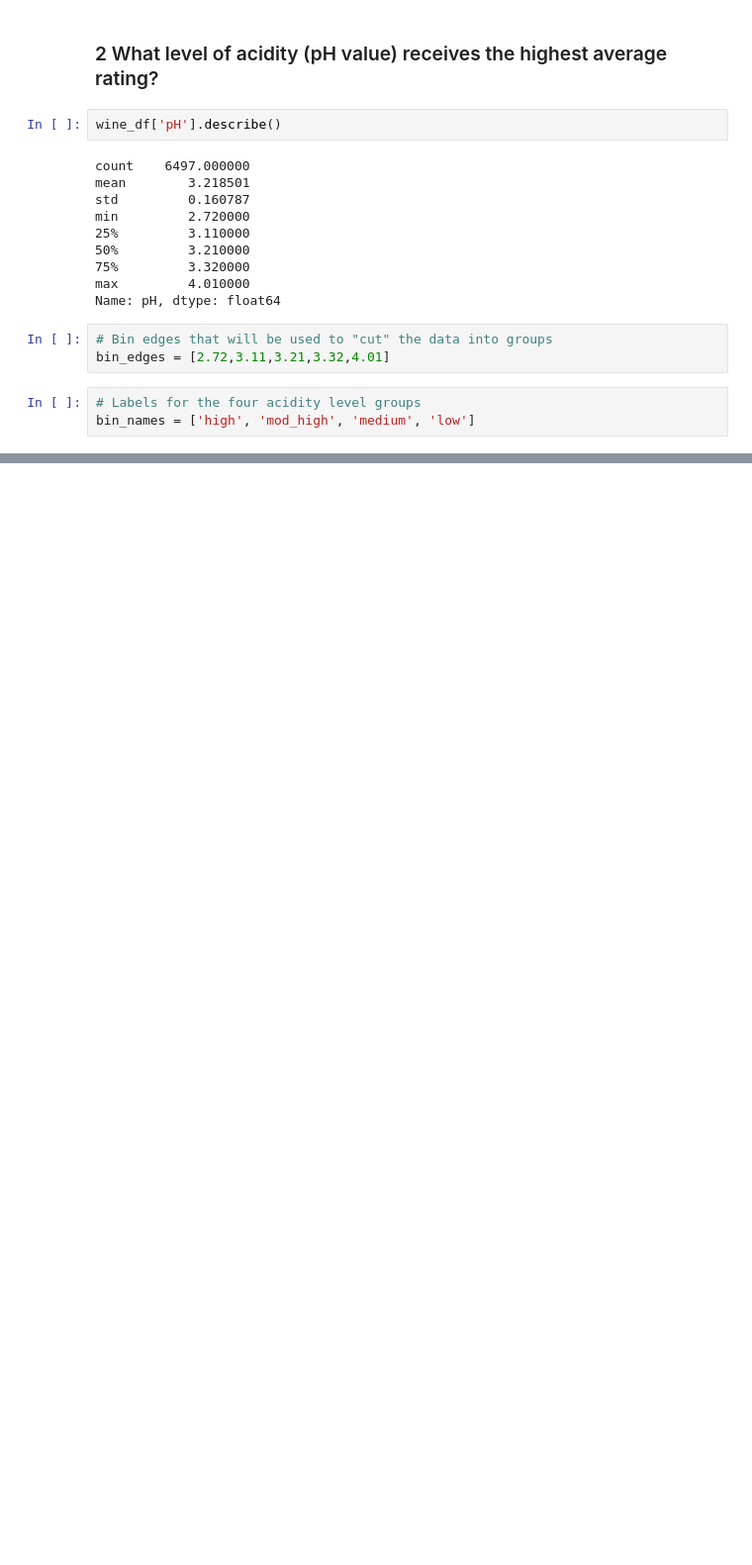
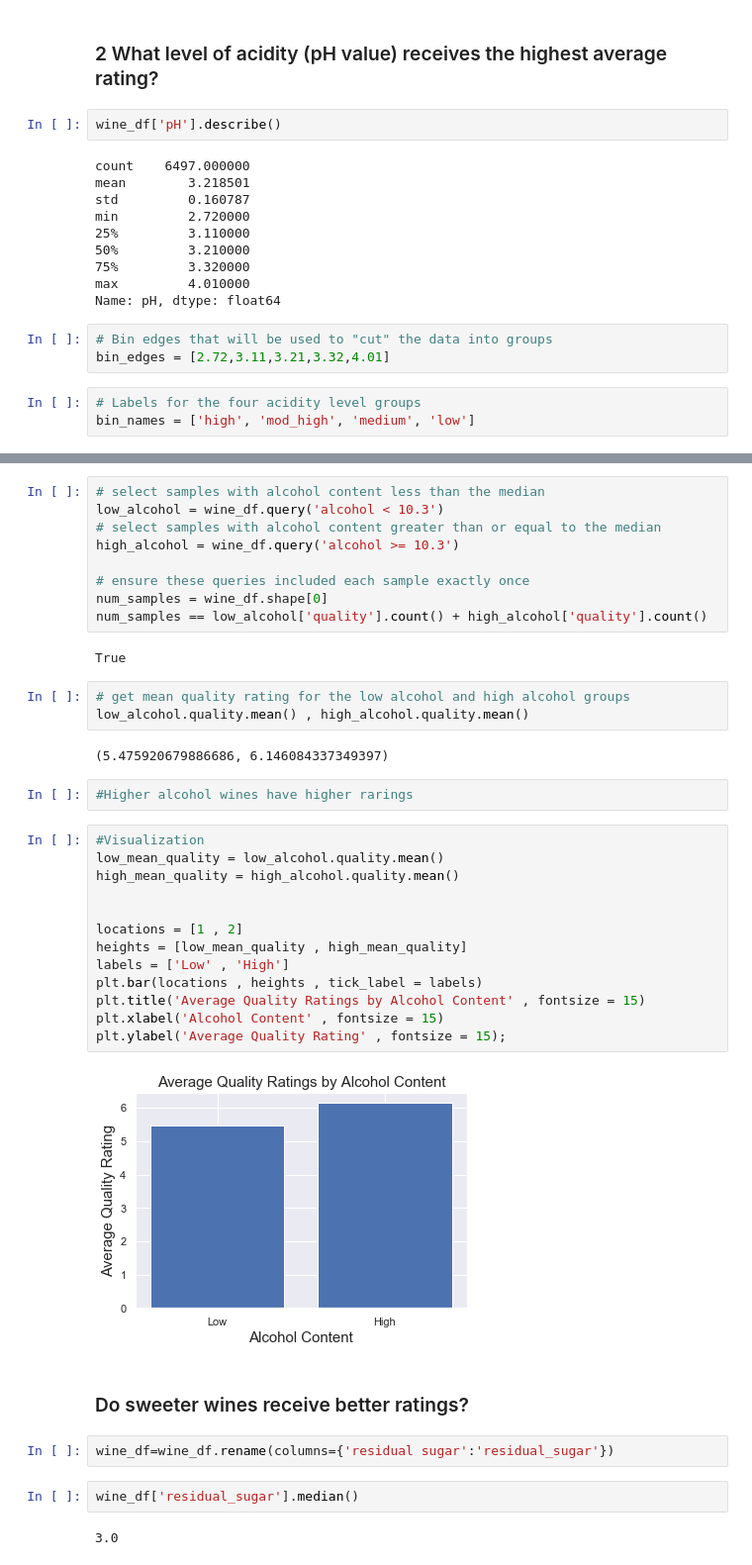
Before and after one commit to uminomuneaki/Dataset_Investigation_UCL_Wine_Dataset, a Jupyter notebook: Wine Quality.ipynb, the cells around one changed output, grey strips where cells are left out. Shown at 99% size. Saved outputs shown, nothing was run; the diff lists cells and outputs as text; blank space fills up the shorter version.

```diff
--- a/Wine Quality.ipynb
+++ b/Wine Quality.ipynb
@@ -141,0 +174,41 @@ Name: quality, dtype: float64
+# %%
+# select samples with alcohol content less than the median
+low_alcohol = wine_df.query('alcohol < 10.3')
+# select samples with alcohol content greater than or equal to the median
+high_alcohol = wine_df.query('alcohol >= 10.3')
+
+# ensure these queries included each sample exactly once
+num_samples = wine_df.shape[0]
+num_samples == low_alcohol['quality'].count() + high_alcohol['quality'].count()
+# %% [output]
+True
+# %%
+# get mean quality rating for the low alcohol and high alcohol groups
+low_alcohol.quality.mean() , high_alcohol.quality.mean()
+# %% [output]
+(5.475920679886686, 6.146084337349397)
+# %%
+#Higher alcohol wines have higher rarings
+# %%
+#Visualization
+low_mean_quality = low_alcohol.quality.mean()
+high_mean_quality = high_alcohol.quality.mean()
+
+
+locations = [1 , 2]
+heights = [low_mean_quality , high_mean_quality]
+labels = ['Low' , 'High']
+plt.bar(locations , heights , tick_label = labels)
+plt.title('Average Quality Ratings by Alcohol Content' , fontsize = 15)
+plt.xlabel('Alcohol Content' , fontsize = 15)
+plt.ylabel('Average Quality Rating' , fontsize = 15);
+# %% [output]
+[figure, added]
+# %% [markdown]
+### Do sweeter wines receive better ratings?
+# %%
+wine_df=wine_df.rename(columns={'residual sugar':'residual_sugar'})
+# %%
+wine_df['residual_sugar'].median()
+# %% [output]
+3.0
```
Also changed, not shown: parts of 14 cells of this notebook.
